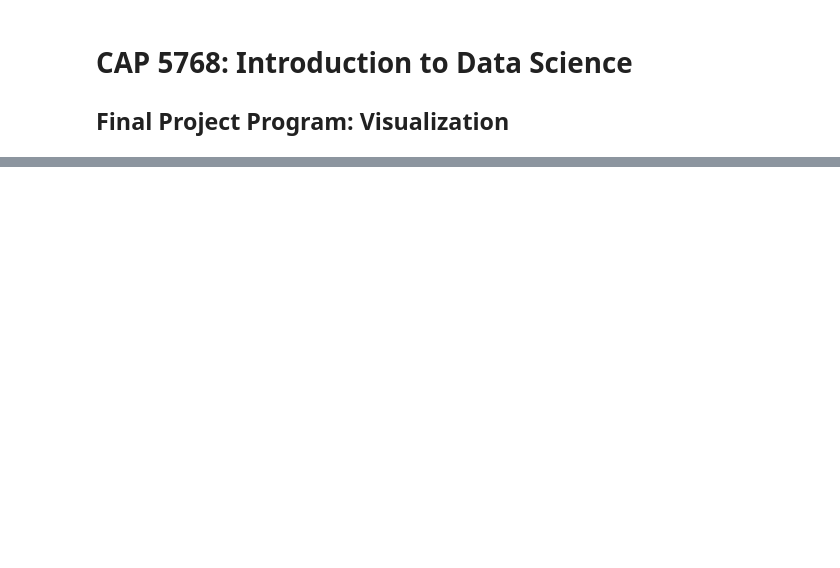
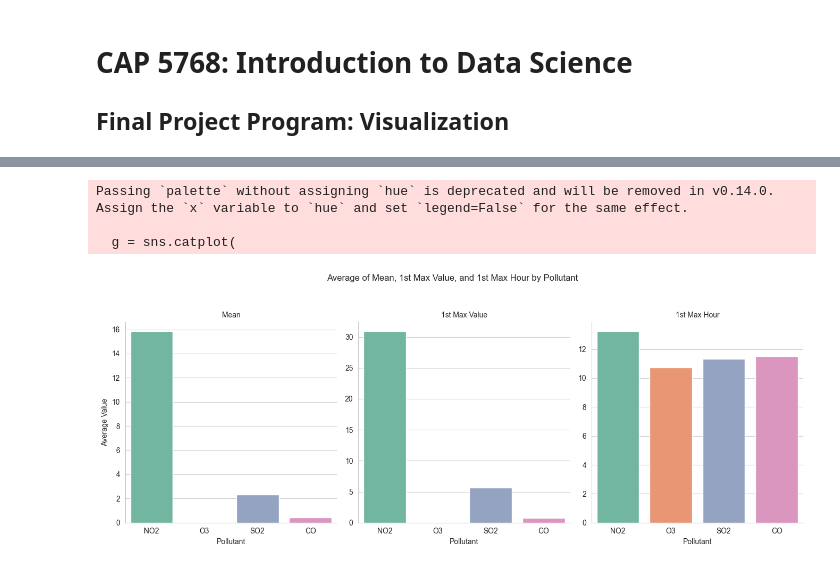
Before and after one commit to Ivan-codes99/forecasting-aqi, a Jupyter notebook: data_processing/data_visualization.ipynb, the cells around one changed output, grey strips where cells are left out. Drawn from its saved outputs; the diff is of its cells as text; code cells hidden in the pictures; blank space fills up the shorter version.

```diff
--- a/data_processing/data_visualization.ipynb
+++ b/data_processing/data_visualization.ipynb
@@ -91,0 +161,51 @@ print(data.columns)
+# %%
+import pandas as pd
+import seaborn as sns
+import matplotlib.pyplot as plt
+
+# Step 1: Define pollutants and metrics
+pollutants = ['NO2', 'O3', 'SO2', 'CO']
+metrics = ['Mean', '1st Max Value', '1st Max Hour']
+
+# Step 2: Build a long-format DataFrame for plotting
+records = []
+
+for pollutant in pollutants:
+    for metric in metrics:
+        col_name = f'{pollutant} {metric}'
+        if col_name in data.columns:
+            avg_val = data[col_name].mean(skipna=True)
+            records.append({
+                'Pollutant': pollutant,
+                'Metric': metric,
+                'Average Value': avg_val
+            })
+
+df_plot = pd.DataFrame(records)
+
+# Step 3: Create separate subplots for each metric
+g = sns.catplot(
+    data=df_plot,
+    x='Pollutant',
+    y='Average Value',
+    col='Metric',
+    kind='bar',
+    palette='Set2',
+    sharey=False,
+    height=5,
+    aspect=0.9
+)
+
+# Step 4: Title and axis formatting
+g.fig.suptitle("Average of Mean, 1st Max Value, and 1st Max Hour by Pollutant", y=1.05)
+g.set_axis_labels("Pollutant", "Average Value")
+g.set_titles("{col_name}")
+g.set_xticklabels(rotation=0)
+
+plt.tight_layout()
+plt.show()
+# %% [output]
+Passing `palette` without assigning `hue` is deprecated and will be removed in v0.14.0. Assign the `x` variable to `hue` and set `legend=False` for the same effect.
+
+  g = sns.catplot(
+[figure, added]
```
Also changed, not shown: parts of 14 cells of this notebook, 7 other files.
